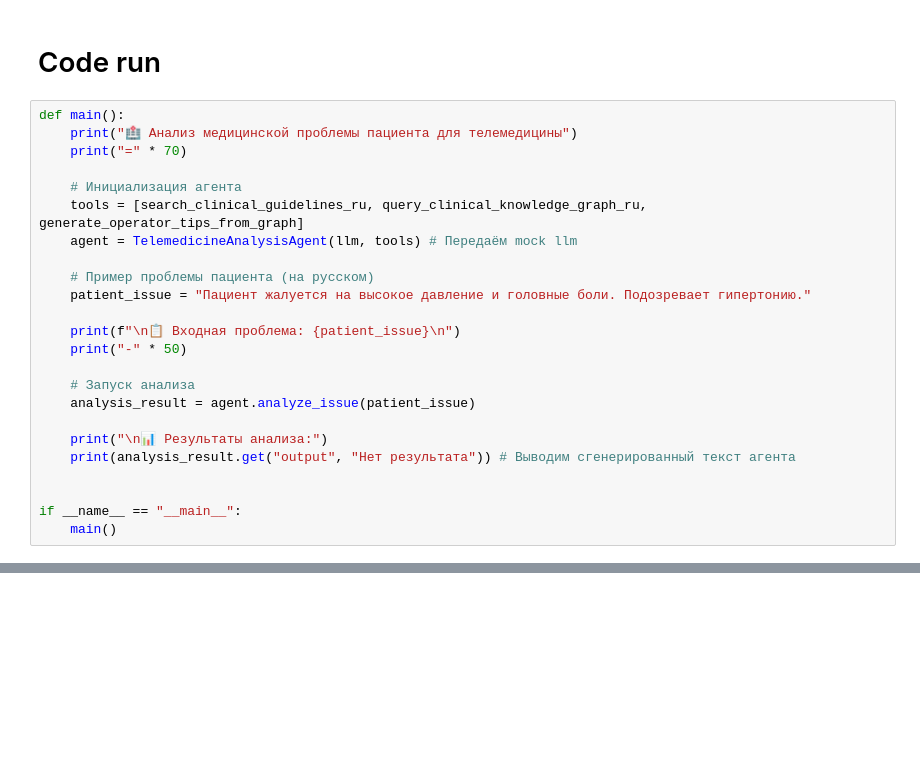
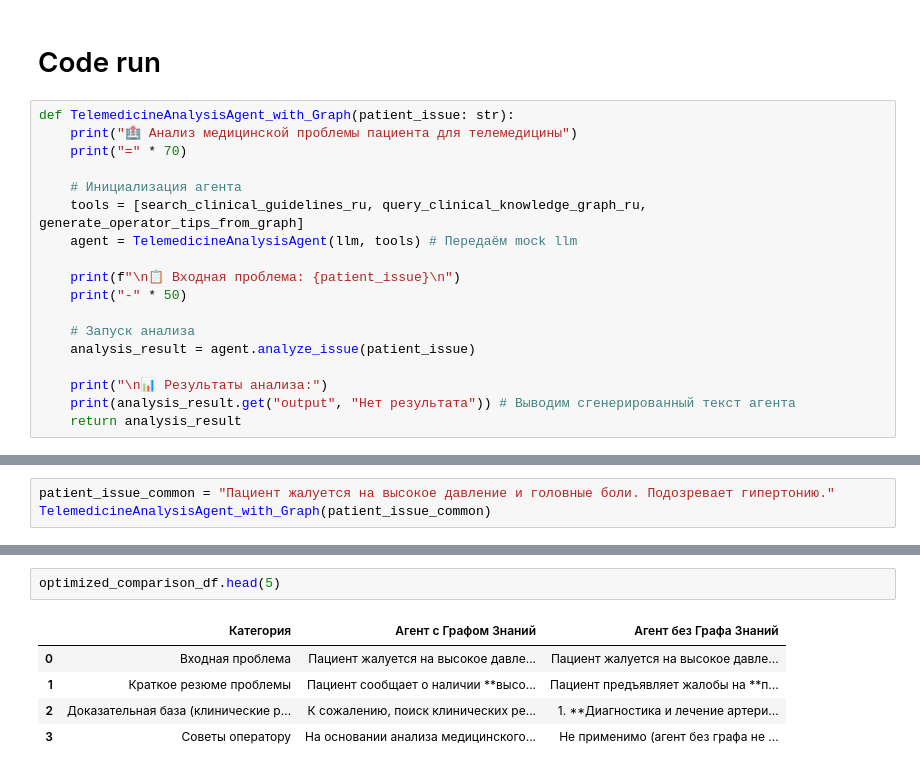
Before and after one commit to AI-is-out-there/2026-REA-Diploma-Practical-Part, a Jupyter notebook: Telemed-conf-AI-assistant.ipynb, the cells around one changed output, grey strips where cells are left out. Drawn from its saved outputs; the diff is of its cells as text; blank space fills up the shorter version.

```diff
--- a/Telemed-conf-AI-assistant.ipynb
+++ b/Telemed-conf-AI-assistant.ipynb
@@ -550,16 +553,13 @@ class TelemedicineAnalysisAgent:
 # %% [markdown]
 # Code run
 # %%
-def main():
+def TelemedicineAnalysisAgent_with_Graph(patient_issue: str):
     print("🏥 Анализ медицинской проблемы пациента для телемедицины")
     print("=" * 70)
 
     # Инициализация агента
     tools = [search_clinical_guidelines_ru, query_clinical_knowledge_graph_ru, generate_operator_tips_from_graph]
     agent = TelemedicineAnalysisAgent(llm, tools) # Передаём mock llm
-
-    # Пример проблемы пациента (на русском)
-    patient_issue = "Пациент жалуется на высокое давление и головные боли. Подозревает гипертонию."
 
     print(f"\n📋 Входная проблема: {patient_issue}\n")
     print("-" * 50)
@@ -569,7 +569,4 @@ def main():
 
     print("\n📊 Результаты анализа:")
     print(analysis_result.get("output", "Нет результата")) # Выводим сгенерированный текст агента
-
-
-if __name__ == "__main__":
-    main()
+    return analysis_result
@@ -1236,0 +573,3 @@ print(
+# %%
+patient_issue_common = "Пациент жалуется на высокое давление и головные боли. Подозревает гипертонию."
+TelemedicineAnalysisAgent_with_Graph(patient_issue_common)
@@ -1236,0 +857,8 @@ print(
+# %%
+optimized_comparison_df.head(5)
+# %% [output]
+|  | Категория | Агент с Графом Знаний | Агент без Графа Знаний |
+| 0 | Входная проблема | Пациент жалуется на высокое давле... | Пациент жалуется на высокое давле... |
+| 1 | Краткое резюме проблемы | Пациент сообщает о наличии **высо... | Пациент предъявляет жалобы на **п... |
+| 2 | Доказательная база (клинические р... | К сожалению, поиск клинических ре... | 1. **Диагностика и лечение артери... |
+| 3 | Советы оператору | На основании анализа медицинского... | Не применимо (агент без графа не ... |
```
Also changed, not shown: parts of 22 cells of this notebook.
